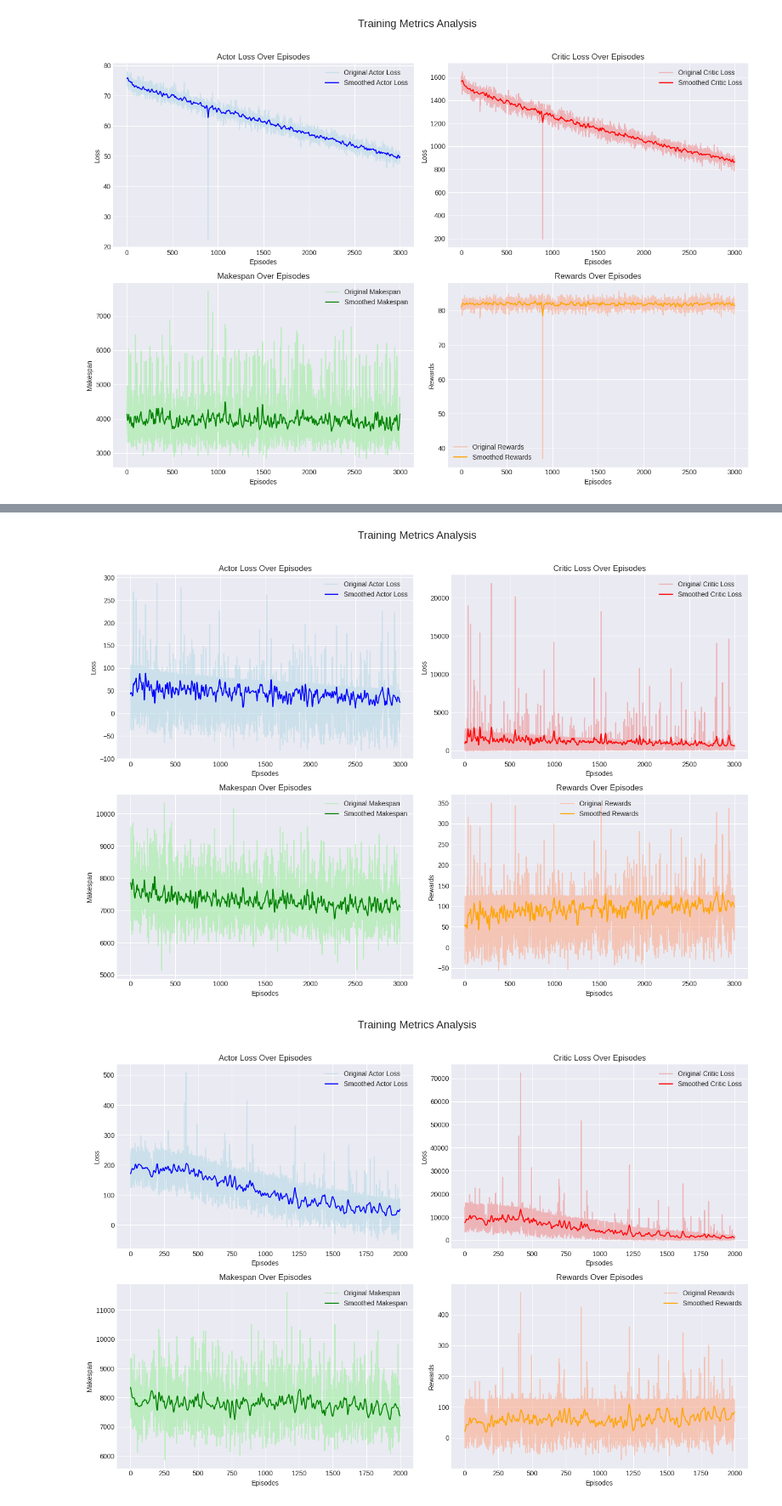
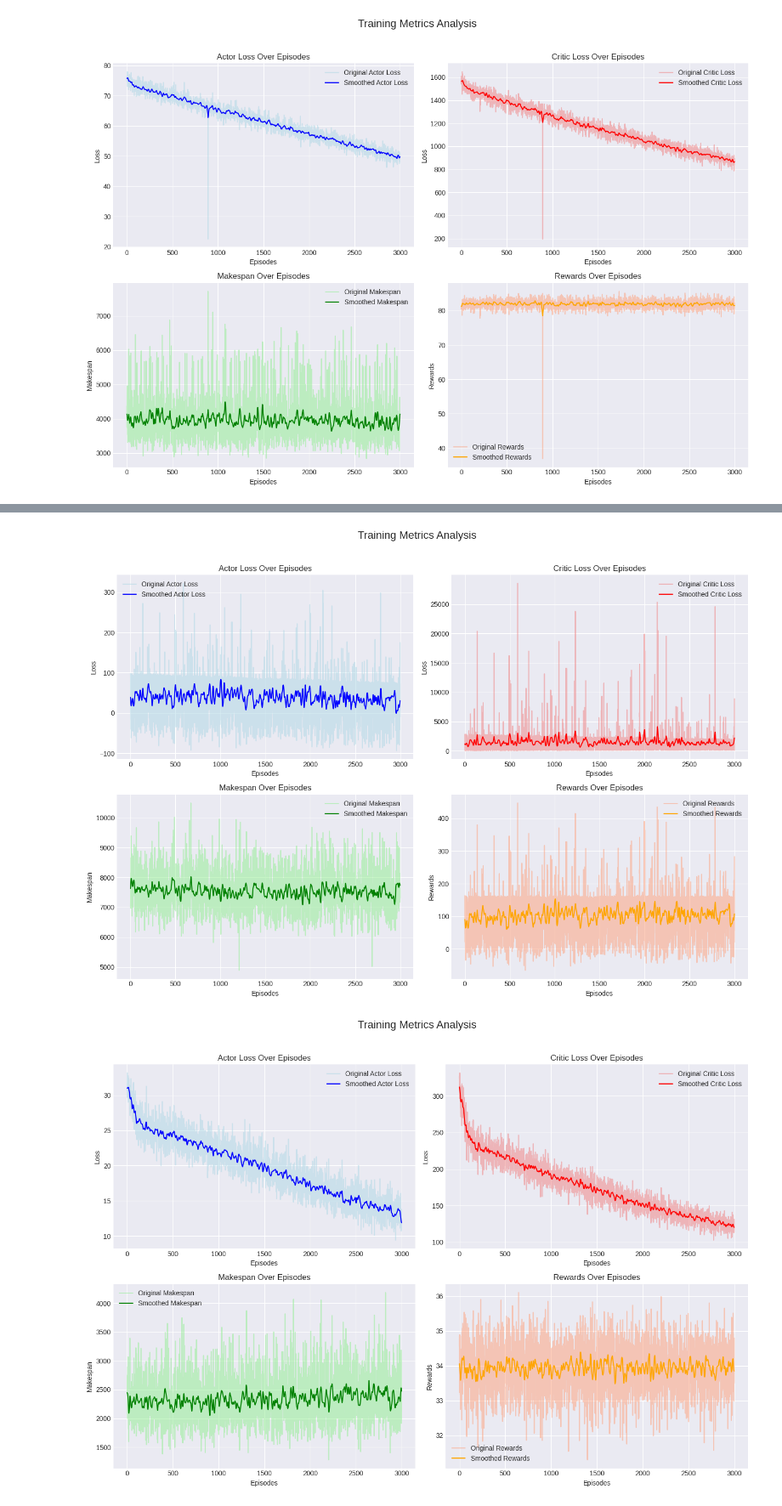
Before and after one commit to laijunren/A2C-LSTM-with-Graph-and-Pricing-Enhancements-for-Real-Time-AGV-Scheduling, a Jupyter notebook: A2C_output/vis.ipynb, the cells around one changed output, grey strips where cells are left out. Shown at 85% size. Drawn from its saved outputs; the diff is of its cells as text; code cells hidden in the pictures.

```diff
--- a/A2C_output/vis.ipynb
+++ b/A2C_output/vis.ipynb
@@ -366,10 +366,10 @@ def smooth_data(data, sigma=5):
     return gaussian_filter1d(data, sigma=sigma)
 
 # File paths
-actor_loss_path = "/home/aaa/my_code/hospital-main/A2C_output/actor_loss_03_17_19_15.txt"
-critic_loss_path = "/home/aaa/my_code/hospital-main/A2C_output/critic_loss_03_17_19_15.txt"
-makespan_path = "/home/aaa/my_code/hospital-main/A2C_output/makespan_03_17_19_15.txt"
-rewards_path = "/home/aaa/my_code/hospital-main/A2C_output/rewards_03_17_19_15(50-LSTM-26-128-3E-4训).txt"
+actor_loss_path = "/home/aaa/my_code/hospital-main/A2C_output/actor_loss_04_01_17_27.txt"
+critic_loss_path = "/home/aaa/my_code/hospital-main/A2C_output/critic_loss_04_01_17_27.txt"
+makespan_path = "/home/aaa/my_code/hospital-main/A2C_output/makespan_04_01_17_27.txt"
+rewards_path = "/home/aaa/my_code/hospital-main/A2C_output/rewards_04_01_17_27(100-gat-128-1e-4未训练)13280.txt"
 
 # Read data
 try:
@@ -449,10 +449,10 @@ def smooth_data(data, sigma=5):
     return gaussian_filter1d(data, sigma=sigma)
 
 # File paths
-actor_loss_path = "/home/aaa/my_code/hospital-main/A2C_output/actor_loss_03_12_03_41.txt"
-critic_loss_path = "/home/aaa/my_code/hospital-main/A2C_output/critic_loss_03_12_03_41.txt"
-makespan_path = "/home/aaa/my_code/hospital-main/A2C_output/makespan_03_12_03_41.txt"
-rewards_path = "/home/aaa/my_code/hospital-main/A2C_output/rewards_03_12_03_41(82-LSTM-22-128-1E-4未).txt"
+actor_loss_path = "/home/aaa/my_code/hospital-main/A2C_output/actor_loss_04_01_00_34.txt"
+critic_loss_path = "/home/aaa/my_code/hospital-main/A2C_output/critic_loss_04_01_00_34.txt"
+makespan_path = "/home/aaa/my_code/hospital-main/A2C_output/makespan_04_01_00_34.txt"
+rewards_path = "/home/aaa/my_code/hospital-main/A2C_output/rewards_04_01_00_34(100-gcn-128-2e-4-训)18448.txt"
 
 # Read data
 try:
@@ -516,7 +516,7 @@ plt.show()
 # Save the figure
 fig.savefig("training_metrics_analysis.png", dpi=300)
 # %% [output]
-[figure, old version]
+[figure, new version]
 # %%
 # Function to read data from a file
 import matplotlib.pyplot as plt
@@ -533,10 +533,10 @@ def smooth_data(data, sigma=5):
     return gaussian_filter1d(data, sigma=sigma)
 
 # File paths
-actor_loss_path = "/home/aaa/my_code/hospital-main/A2C_output/actor_loss_03_10_18_18.txt"
-critic_loss_path = "/home/aaa/my_code/hospital-main/A2C_output/critic_loss_03_10_18_18.txt"
-makespan_path = "/home/aaa/my_code/hospital-main/A2C_output/makespan_03_10_18_18.txt"
-rewards_path = "/home/aaa/my_code/hospital-main/A2C_output/rewards_03_10_18_18(82-LSTM-22-128-1e-4训).txt"
+actor_loss_path = "/home/aaa/my_code/hospital-main/A2C_output/actor_loss_04_01_08_07.txt"
+critic_loss_path = "/home/aaa/my_code/hospital-main/A2C_output/critic_loss_04_01_08_07.txt"
+makespan_path = "/home/aaa/my_code/hospital-main/A2C_output/makespan_04_01_08_07.txt"
+rewards_path = "/home/aaa/my_code/hospital-main/A2C_output/rewards_04_01_08_07(20-gcn-64-1e-4训)2677.txt"
 
 # Read data
 try:
@@ -573,34 +573,34 @@ axes[0, 0].legend()
 axes[0, 1].plot(critic_loss, label="Original Critic Loss", color='lightcoral', alpha=0.5)
 axes[0, 1].plot(critic_loss_smooth, label="Smoothed Critic Loss", color='red')
 axes[0, 1].set_title("Critic Loss Over Episodes")
 axes[0, 1].set_xlabel("Episodes")
 axes[0, 1].set_ylabel("Loss")
 axes[0, 1].legend()
 
 # Plot Makespan
 axes[1, 0].plot(makespan, label="Original Makespan", color='lightgreen', alpha=0.5)
 axes[1, 0].plot(makespan_smooth, label="Smoothed Makespan", color='green')
 axes[1, 0].set_title("Makespan Over Episodes")
 axes[1, 0].set_xlabel("Episodes")
 axes[1, 0].set_ylabel("Makespan")
 axes[1, 0].legend()
 
 # Plot Rewards
 axes[1, 1].plot(rewards, label="Original Rewards", color='lightsalmon', alpha=0.5)
 axes[1, 1].plot(rewards_smooth, label="Smoothed Rewards", color='orange')
 axes[1, 1].set_title("Rewards Over Episodes")
 axes[1, 1].set_xlabel("Episodes")
 axes[1, 1].set_ylabel("Rewards")
 axes[1, 1].legend()
 
 # Adjust layout
 plt.tight_layout(rect=[0, 0, 1, 0.96])  # Make room for the main title
 plt.show()
 
 # Save the figure
 fig.savefig("training_metrics_analysis.png", dpi=300)
 # %% [output]
-[figure, old version]
+[figure, new version]
 # %%
 # Function to read data from a file
 import matplotlib.pyplot as plt
```
Also changed, not shown: parts of 2 cells of this notebook, 32 other files.
